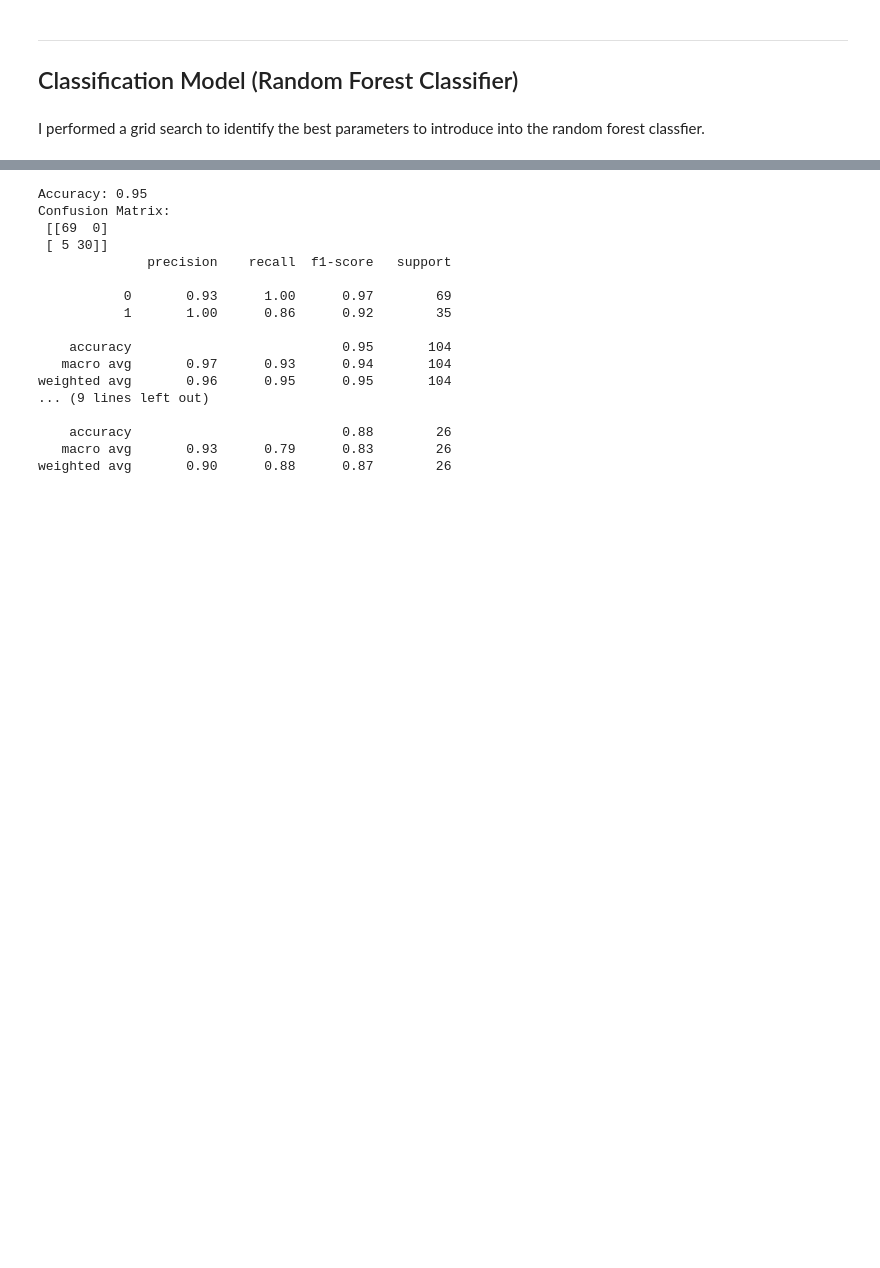
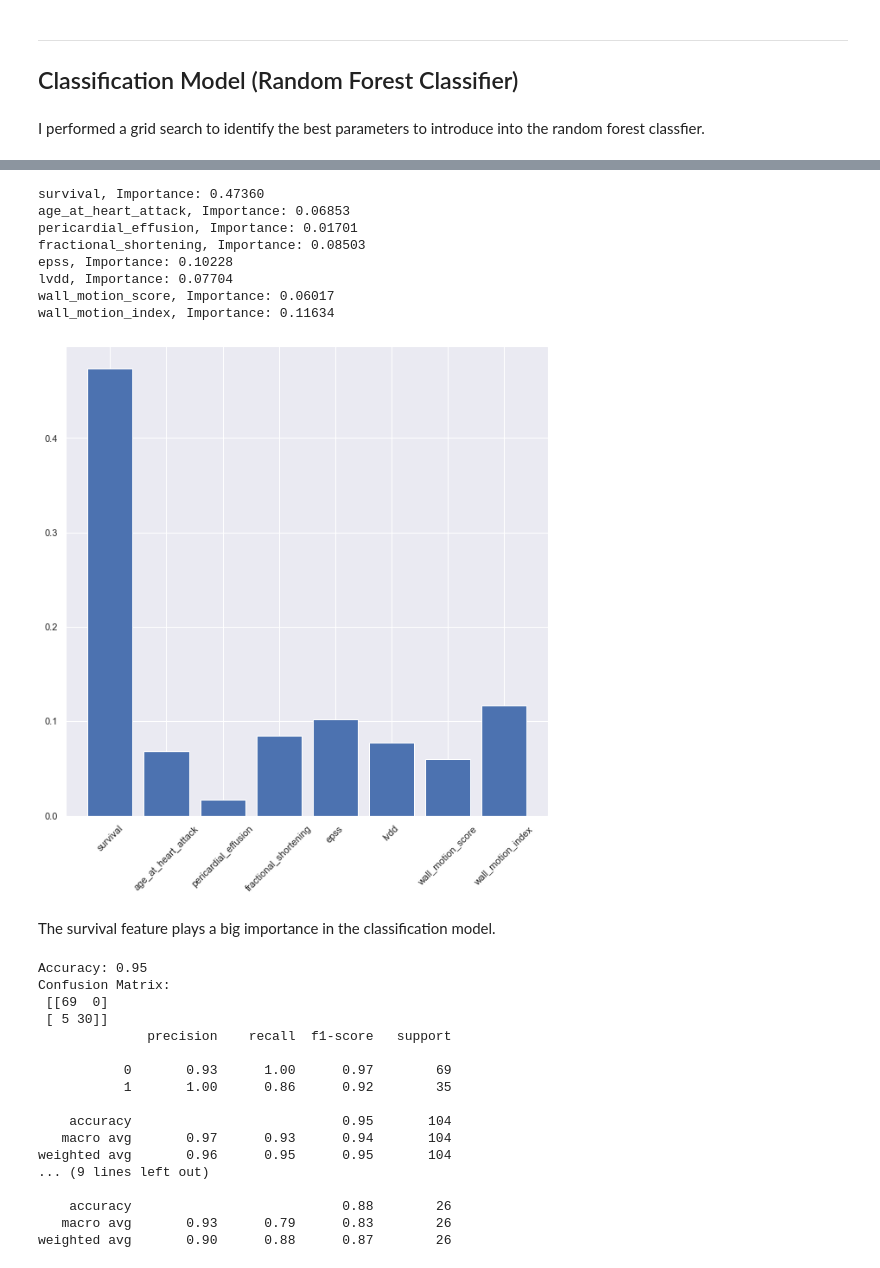
Before and after one commit to khalishah/uci_echocardiogram, a Jupyter notebook: echocardiogram_analysis.ipynb, the cells around one changed output, grey strips where cells are left out. Saved outputs shown, nothing was run; the diff lists cells and outputs as text; code cells hidden in the pictures; blank space fills up the shorter version.

```diff
--- a/echocardiogram_analysis.ipynb
+++ b/echocardiogram_analysis.ipynb
@@ -180,3 +187,24 @@ rfc = rfc_model(X_train, y_train)
+# %%
+importance = rfc.feature_importances_
+
+for feature,v in zip(df_norm.columns, importance):
+    print('%s, Importance: %.5f' % (feature,v))
+
+plt.bar([x for x in df_norm.columns], importance)
+plt.xticks(rotation = 45)
+plt.show()
+# %% [output]
+survival, Importance: 0.47360
+age_at_heart_attack, Importance: 0.06853
+pericardial_effusion, Importance: 0.01701
+fractional_shortening, Importance: 0.08503
+epss, Importance: 0.10228
+lvdd, Importance: 0.07704
+wall_motion_score, Importance: 0.06017
+wall_motion_index, Importance: 0.11634
+[figure, added]
+# %% [markdown]
+The survival feature plays a big importance in the classification model.
 # %%
 ## Model Performance
 y_pred_train =rfc.predict(X_train)
```
Also changed, not shown: parts of 20 cells of this notebook.
